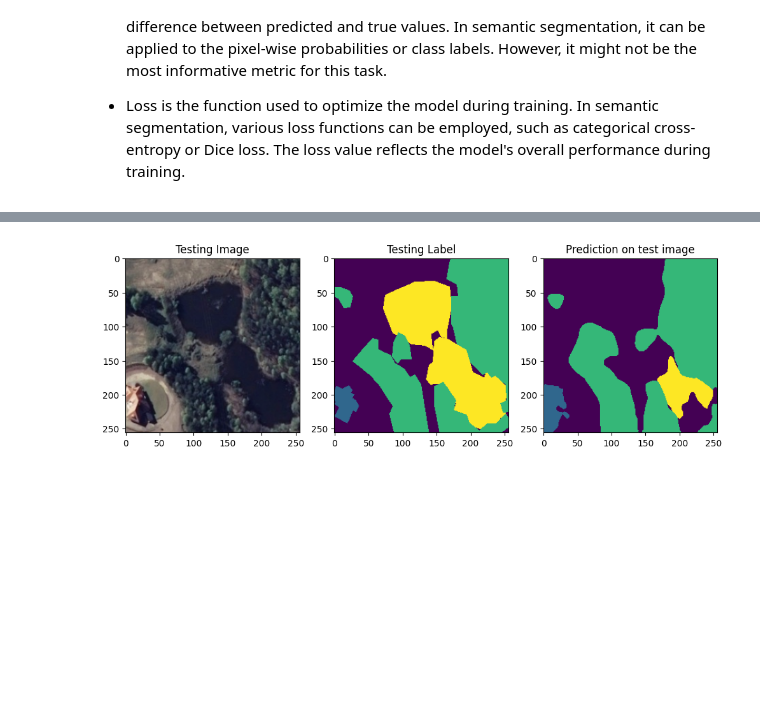
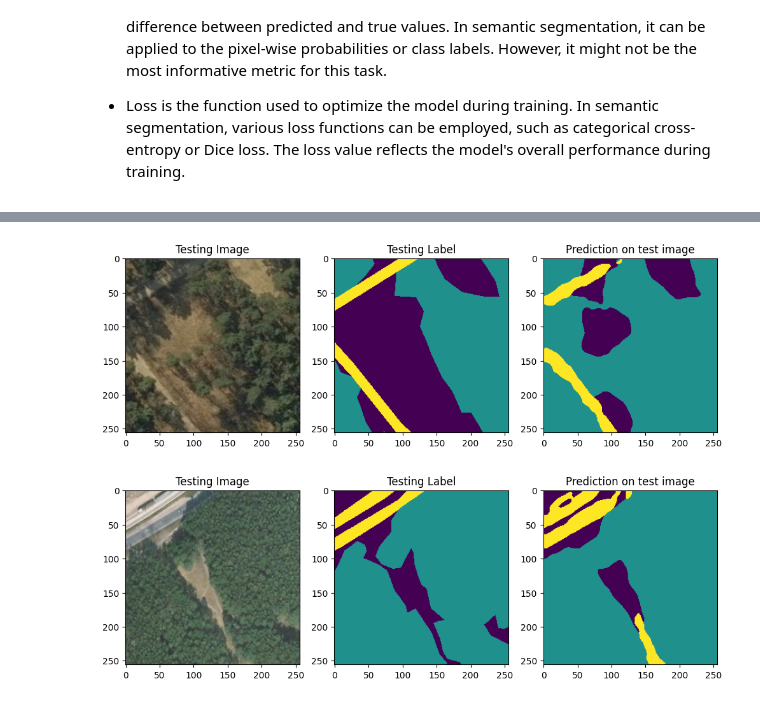
Before and after one commit to debasishray16/SatXtract, a Jupyter notebook: notebooks/[Local]_U_Net_ResNet101_25.ipynb, the cells around one changed output, grey strips where cells are left out. Saved outputs shown, nothing was run; the diff lists cells and outputs as text; code cells hidden in the pictures; blank space fills up the shorter version.

```diff
--- a/notebooks/[Local]_U_Net_ResNet101_25.ipynb
+++ b/notebooks/[Local]_U_Net_ResNet101_25.ipynb
@@ -607,17 +627,33 @@ R-squared: 0.7606531419380054
 # %%
 # View a few images, masks and corresponding predictions.
 img_num = random.randint(0, test_image_batch.shape[0] - 1)
+img_num2 = random.randint(0, test_image_batch.shape[0] - 1)
 
 plt.figure(figsize=(12, 8))
 plt.subplot(231)
 plt.title("Testing Image")
 plt.imshow(test_image_batch[img_num])
 plt.subplot(232)
 plt.title("Testing Label")
 plt.imshow(test_mask_batch_argmax[img_num])
 plt.subplot(233)
 plt.title("Prediction on test image")
 plt.imshow(test_pred_batch_argmax[img_num])
 plt.show()
+
+
+
+plt.figure(figsize=(12, 8))
+plt.subplot(231)
+plt.title("Testing Image")
+plt.imshow(test_image_batch[img_num2])
+plt.subplot(232)
+plt.title("Testing Label")
+plt.imshow(test_mask_batch_argmax[img_num2])
+plt.subplot(233)
+plt.title("Prediction on test image")
+plt.imshow(test_pred_batch_argmax[img_num2])
+plt.show()
 # %% [output]
-[figure, old version]
+[figure, new version]
+[figure, added]
```
Also changed, not shown: parts of 4 cells of this notebook.
